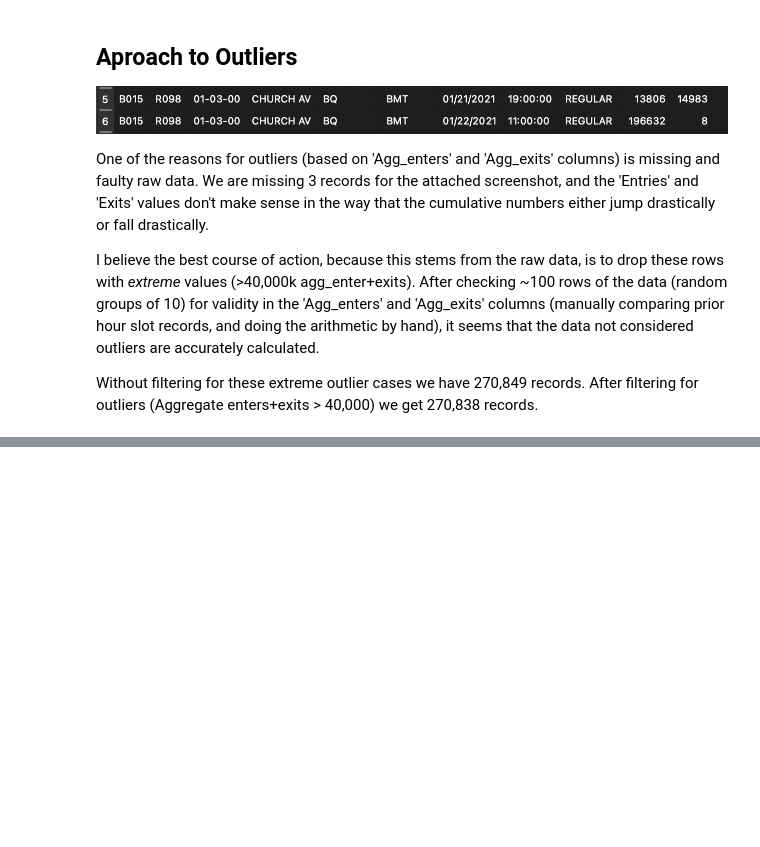
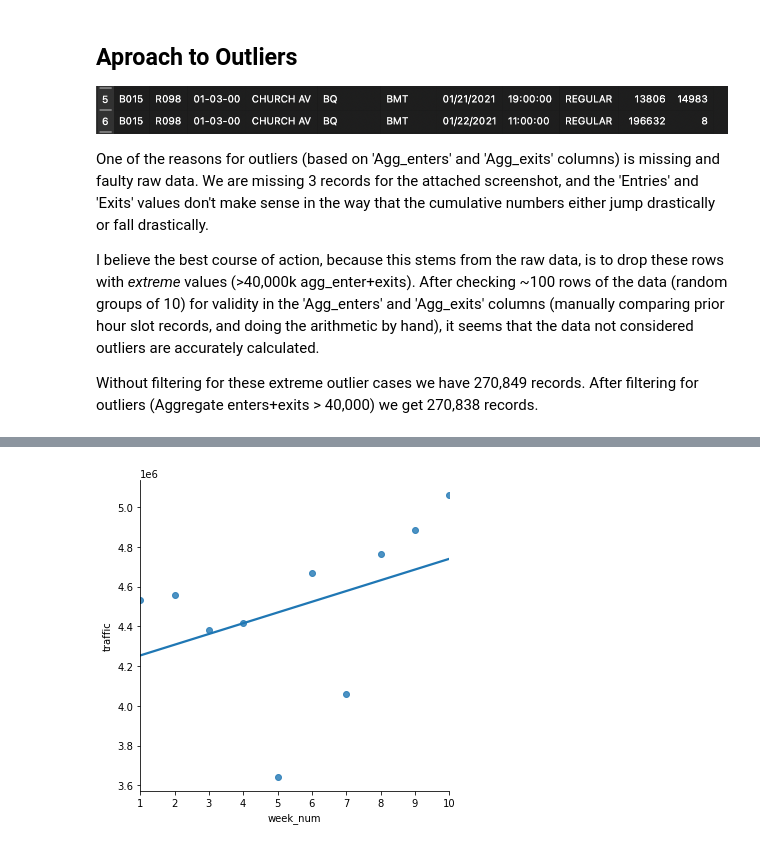
Before and after one commit to phillrich13/EDA, a Jupyter notebook: Data Aggregation.ipynb, the cells around one changed output, grey strips where cells are left out. Saved outputs shown, nothing was run; the diff lists cells and outputs as text; code cells hidden in the pictures; blank space fills up the shorter version.

```diff
--- a/Data Aggregation.ipynb
+++ b/Data Aggregation.ipynb
@@ -92,0 +157,9 @@ all_data[mask].head(30)
+# %%
+total_weekly = station_weekly.groupby('week_num').traffic.sum().reset_index()
+# total_weekly.head()
+
+sns.lmplot(x = 'week_num', y = 'traffic', data = total_weekly, ci = None);
+
+# station_weekly[station_weekly['week_num'] == 5]
+# %% [output]
+[figure, added]
```
Also changed, not shown: parts of 31 cells of this notebook.
